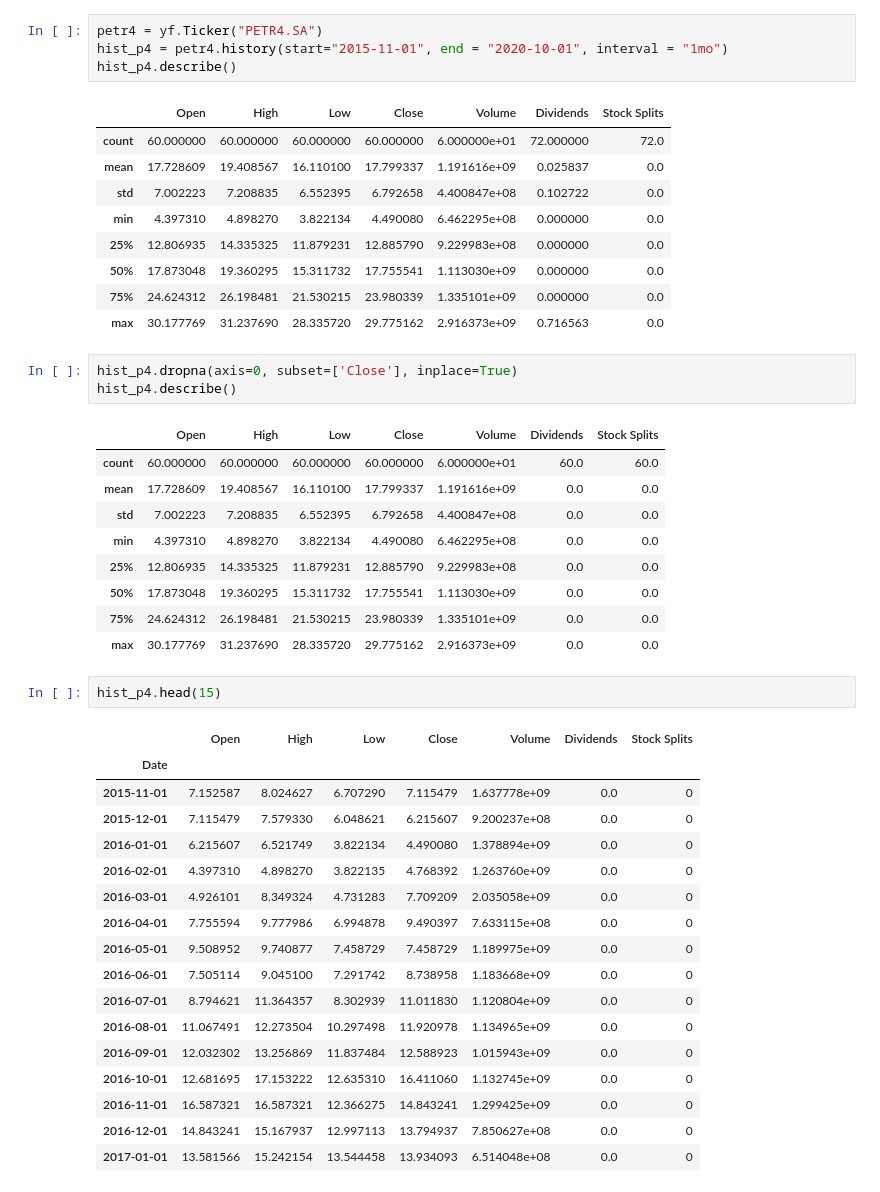
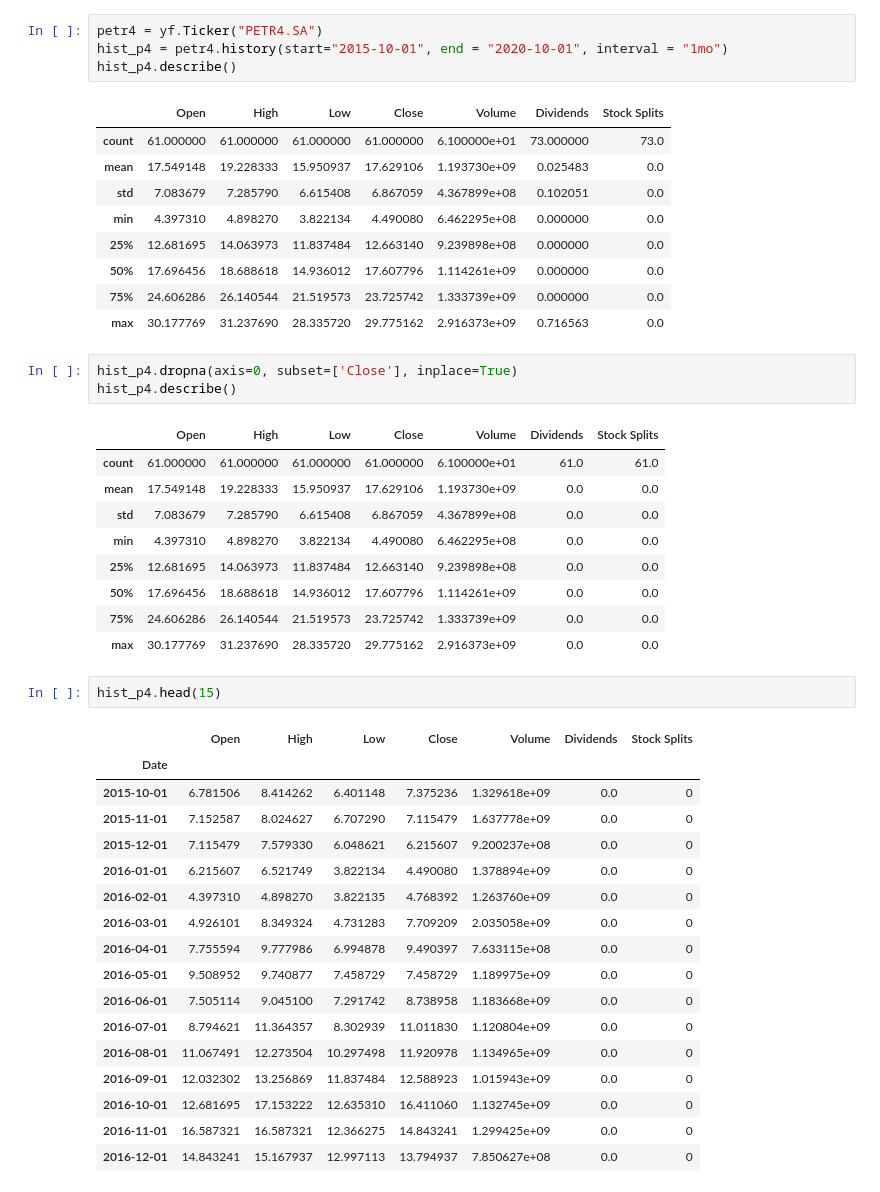
Before and after one commit to BretasArthur/CAPyM, a Jupyter notebook: PETR4 & BOVA11 - Importing and Cleaning Data.ipynb, the cells around one changed output. Drawn from its saved outputs; the diff is of its cells as text.

```diff
--- a/PETR4 & BOVA11 - Importing and Cleaning Data.ipynb
+++ b/PETR4 & BOVA11 - Importing and Cleaning Data.ipynb
@@ -52,35 +64,36 @@ hist_b11.head(15)
 # %%
 petr4 = yf.Ticker("PETR4.SA")
-hist_p4 = petr4.history(start="2015-11-01", end = "2020-10-01", interval = "1mo")
+hist_p4 = petr4.history(start="2015-10-01", end = "2020-10-01", interval = "1mo")
 hist_p4.describe()
 # %% [output]
 |  | Open | High | Low | Close | Volume | Dividends | Stock Splits |
-| count | 60.000000 | 60.000000 | 60.000000 | 60.000000 | 6.000000e+01 | 72.000000 | 72.0 |
-| mean | 17.728609 | 19.408567 | 16.110100 | 17.799337 | 1.191616e+09 | 0.025837 | 0.0 |
-| std | 7.002223 | 7.208835 | 6.552395 | 6.792658 | 4.400847e+08 | 0.102722 | 0.0 |
+| count | 61.000000 | 61.000000 | 61.000000 | 61.000000 | 6.100000e+01 | 73.000000 | 73.0 |
+| mean | 17.549148 | 19.228333 | 15.950937 | 17.629106 | 1.193730e+09 | 0.025483 | 0.0 |
+| std | 7.083679 | 7.285790 | 6.615408 | 6.867059 | 4.367899e+08 | 0.102051 | 0.0 |
 | min | 4.397310 | 4.898270 | 3.822134 | 4.490080 | 6.462295e+08 | 0.000000 | 0.0 |
-| 25% | 12.806935 | 14.335325 | 11.879231 | 12.885790 | 9.229983e+08 | 0.000000 | 0.0 |
-| 50% | 17.873048 | 19.360295 | 15.311732 | 17.755541 | 1.113030e+09 | 0.000000 | 0.0 |
-| 75% | 24.624312 | 26.198481 | 21.530215 | 23.980339 | 1.335101e+09 | 0.000000 | 0.0 |
+| 25% | 12.681695 | 14.063973 | 11.837484 | 12.663140 | 9.239898e+08 | 0.000000 | 0.0 |
+| 50% | 17.696456 | 18.688618 | 14.936012 | 17.607796 | 1.114261e+09 | 0.000000 | 0.0 |
+| 75% | 24.606286 | 26.140544 | 21.519573 | 23.725742 | 1.333739e+09 | 0.000000 | 0.0 |
 | max | 30.177769 | 31.237690 | 28.335720 | 29.775162 | 2.916373e+09 | 0.716563 | 0.0 |
 # %%
 hist_p4.dropna(axis=0, subset=['Close'], inplace=True)
 hist_p4.describe()
 # %% [output]
 |  | Open | High | Low | Close | Volume | Dividends | Stock Splits |
-| count | 60.000000 | 60.000000 | 60.000000 | 60.000000 | 6.000000e+01 | 60.0 | 60.0 |
-| mean | 17.728609 | 19.408567 | 16.110100 | 17.799337 | 1.191616e+09 | 0.0 | 0.0 |
-| std | 7.002223 | 7.208835 | 6.552395 | 6.792658 | 4.400847e+08 | 0.0 | 0.0 |
+| count | 61.000000 | 61.000000 | 61.000000 | 61.000000 | 6.100000e+01 | 61.0 | 61.0 |
+| mean | 17.549148 | 19.228333 | 15.950937 | 17.629106 | 1.193730e+09 | 0.0 | 0.0 |
+| std | 7.083679 | 7.285790 | 6.615408 | 6.867059 | 4.367899e+08 | 0.0 | 0.0 |
 | min | 4.397310 | 4.898270 | 3.822134 | 4.490080 | 6.462295e+08 | 0.0 | 0.0 |
-| 25% | 12.806935 | 14.335325 | 11.879231 | 12.885790 | 9.229983e+08 | 0.0 | 0.0 |
-| 50% | 17.873048 | 19.360295 | 15.311732 | 17.755541 | 1.113030e+09 | 0.0 | 0.0 |
-| 75% | 24.624312 | 26.198481 | 21.530215 | 23.980339 | 1.335101e+09 | 0.0 | 0.0 |
+| 25% | 12.681695 | 14.063973 | 11.837484 | 12.663140 | 9.239898e+08 | 0.0 | 0.0 |
+| 50% | 17.696456 | 18.688618 | 14.936012 | 17.607796 | 1.114261e+09 | 0.0 | 0.0 |
+| 75% | 24.606286 | 26.140544 | 21.519573 | 23.725742 | 1.333739e+09 | 0.0 | 0.0 |
 | max | 30.177769 | 31.237690 | 28.335720 | 29.775162 | 2.916373e+09 | 0.0 | 0.0 |
 # %%
 hist_p4.head(15)
 # %% [output]
 |  | Open | High | Low | Close | Volume | Dividends | Stock Splits |
 | Date |  |  |  |  |  |  |  |
+| 2015-10-01 | 6.781506 | 8.414262 | 6.401148 | 7.375236 | 1.329618e+09 | 0.0 | 0 |
 | 2015-11-01 | 7.152587 | 8.024627 | 6.707290 | 7.115479 | 1.637778e+09 | 0.0 | 0 |
 | 2015-12-01 | 7.115479 | 7.579330 | 6.048621 | 6.215607 | 9.200237e+08 | 0.0 | 0 |
 | 2016-01-01 | 6.215607 | 6.521749 | 3.822134 | 4.490080 | 1.378894e+09 | 0.0 | 0 |
@@ -95,6 +108,5 @@ hist_p4.head(15)
 | 2016-10-01 | 12.681695 | 17.153222 | 12.635310 | 16.411060 | 1.132745e+09 | 0.0 | 0 |
 | 2016-11-01 | 16.587321 | 16.587321 | 12.366275 | 14.843241 | 1.299425e+09 | 0.0 | 0 |
 | 2016-12-01 | 14.843241 | 15.167937 | 12.997113 | 13.794937 | 7.850627e+08 | 0.0 | 0 |
-| 2017-01-01 | 13.581566 | 15.242154 | 13.544458 | 13.934093 | 6.514048e+08 | 0.0 | 0 |
 # %%
 prices = pd.concat([hist_b11['Close'], hist_p4['Close']], axis=1)
```
Also changed, not shown: parts of 12 cells of this notebook.
